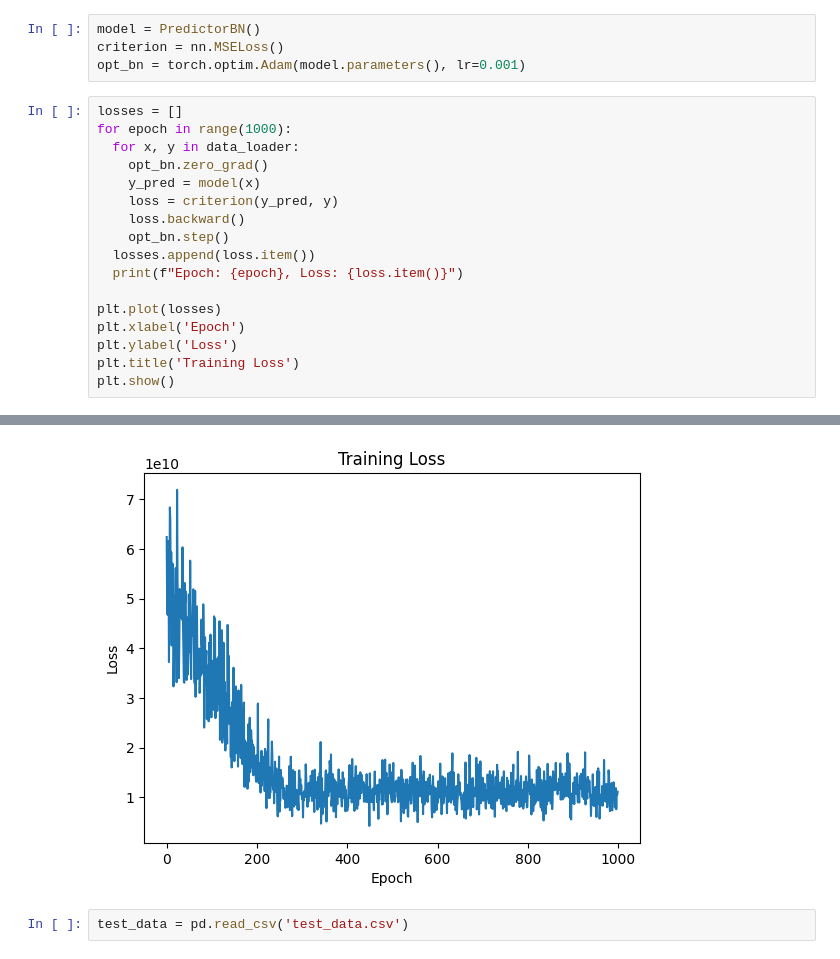
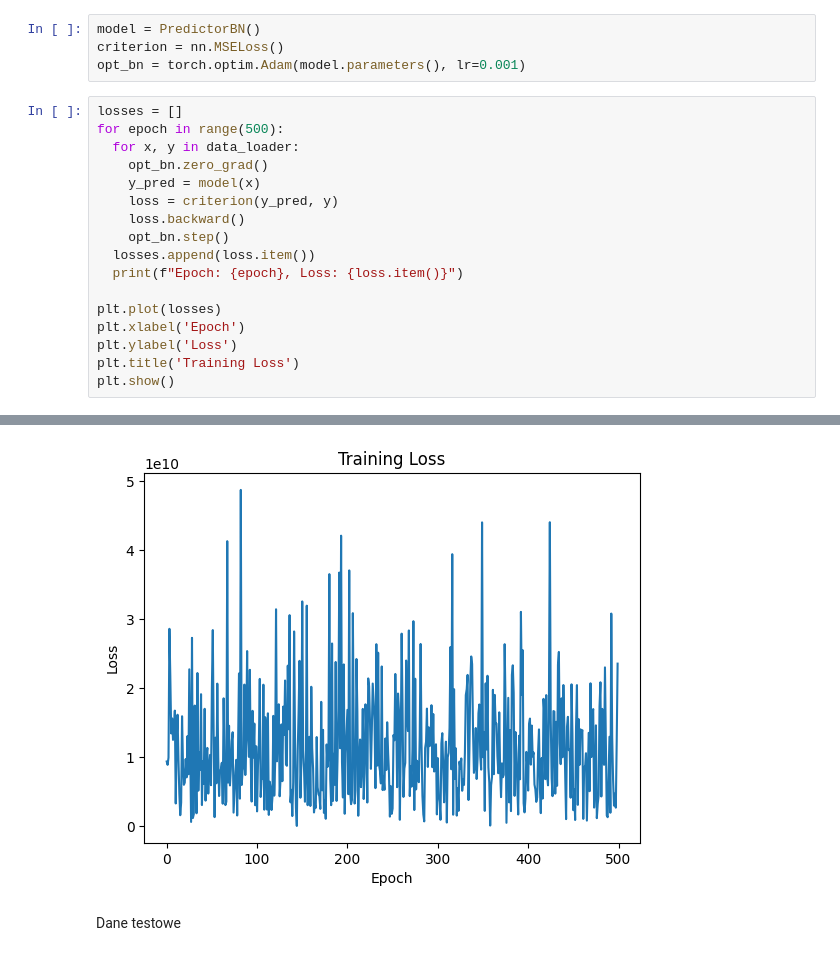
Before and after one commit to czarodziejszyn/ssne, a Jupyter notebook: projekt2/predictor.ipynb, the cells around one changed output, grey strips where cells are left out. Saved outputs shown, nothing was run; the diff lists cells and outputs as text.

```diff
--- a/projekt2/predictor.ipynb
+++ b/projekt2/predictor.ipynb
@@ -74,7 +72,7 @@ criterion = nn.MSELoss()
 opt_bn = torch.optim.Adam(model.parameters(), lr=0.001)
 # %%
 losses = []
-for epoch in range(1000):
+for epoch in range(500):
   for x, y in data_loader:
     opt_bn.zero_grad()
     y_pred = model(x)
@@ -110,3 +108,3 @@ Epoch: 999, Loss: 11106341888.0
-[figure, old version]
+[figure, new version]
-# %%
-test_data = pd.read_csv('test_data.csv')
+# %% [markdown]
+Dane testowe
```
Also changed, not shown: parts of 9 cells of this notebook.
